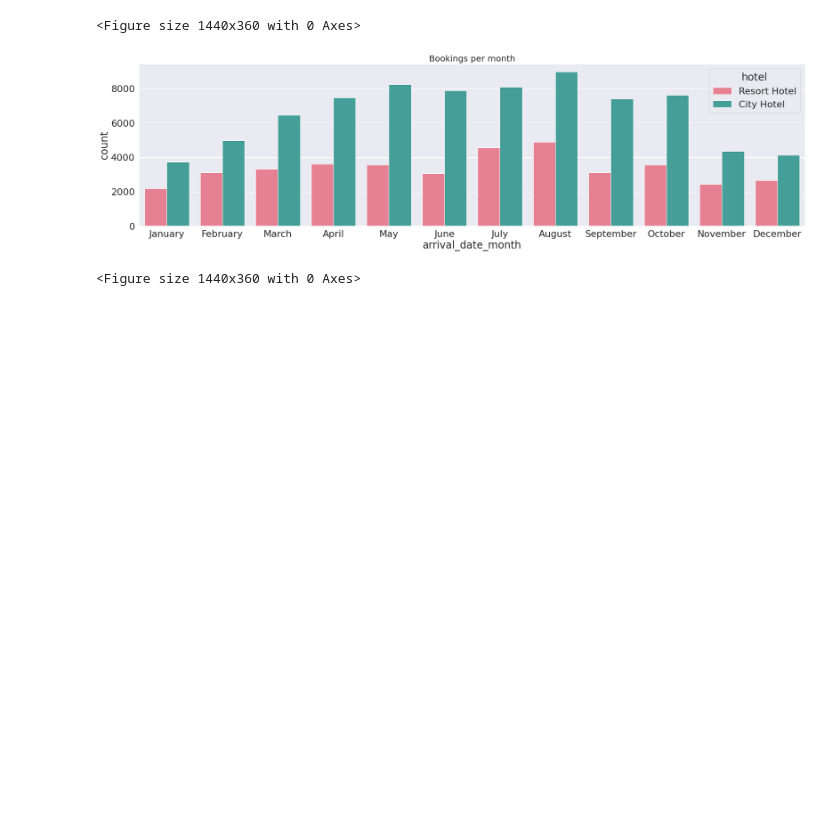
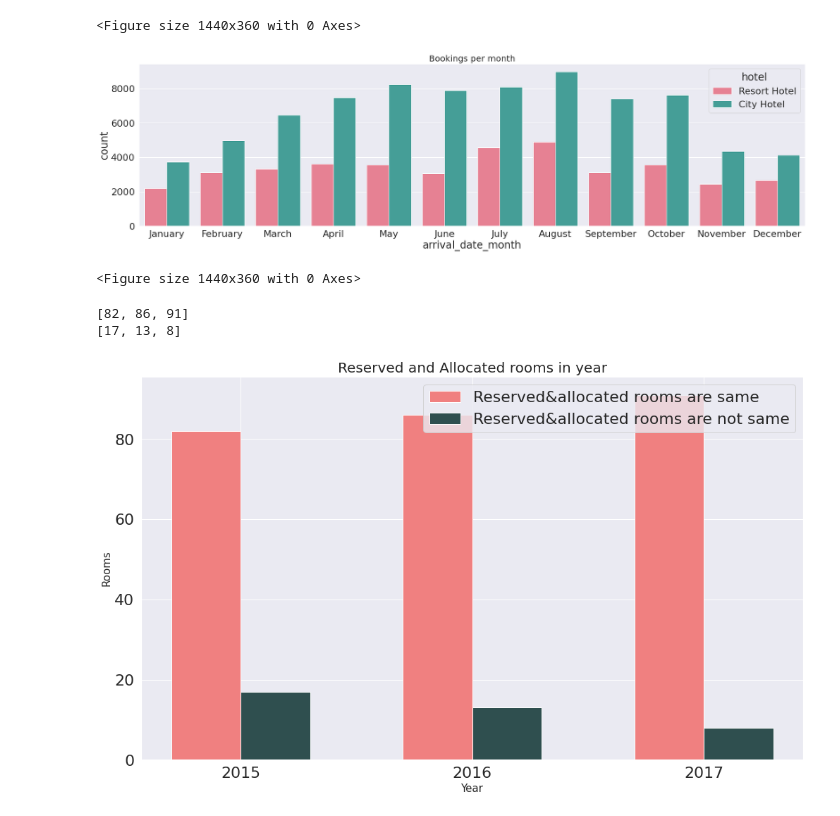
Before and after one commit to Sriharish19/EDA-Hotel-Booking-Capstone-Project-1, a Jupyter notebook: SH_Hotel_Booking_Capstone_Project.ipynb, the cells around one changed output. Cells and saved outputs as stored; diff of their text form; code cells hidden in the pictures; blank space fills up the shorter version.

```diff
--- a/SH_Hotel_Booking_Capstone_Project.ipynb
+++ b/SH_Hotel_Booking_Capstone_Project.ipynb
@@ -472,3 +472,32 @@ e_RA = (y_RA.iloc[0,0] / x_RA.iloc[0,0]) * 100
 f_RA = (z_RA.iloc[0,0] / x_RA.iloc[0,0]) * 100
 e_RA = int(e_RA)
 f_RA = int(f_RA)
+# %%
+#Storing the values in the lists
+bar1_list = list([a_RA,c_RA,e_RA])
+bar2_list = list([b_RA,d_RA,f_RA])
+print(bar1_list)
+print(bar2_list)
+# %% [output]
+[82, 86, 91]
+[17, 13, 8]
+# %%
+#Fixing the Bars of the graph
+width_of_RandA_rooms = 0.3
+list_of_RandA_rooms = ['2015','2016','2017']
+bar1 = np.arange(len(list_of_RandA_rooms))
+bar2 = [i + width_of_RandA_rooms for i in bar1]
+# %%
+#Plotting the Bar graph
+plt.figure(figsize= (15,10))
+plt.bar(bar1,bar1_list,width_of_RandA_rooms,color = 'lightcoral', label = 'Reserved&allocated rooms are same')
+plt.bar(bar2,bar2_list,width_of_RandA_rooms,color = 'darkslategray', label = 'Reserved&allocated rooms are not same')
+plt.xlabel('Year',fontsize = 15)
+plt.ylabel('Rooms',fontsize = 15)
+plt.title('Reserved and Allocated rooms in year',fontsize = 20)
+plt.xticks(bar1+width_of_RandA_rooms/2,list_of_RandA_rooms)
+plt.legend()
+plt.show()
+#Conclusion : Over the years both hotels have shown improvement in allocating rooms(type) as same as Reserved rooms(type).
+# %% [output]
+[figure, added]
```
Also changed, not shown: parts of 1 cell of this notebook.
